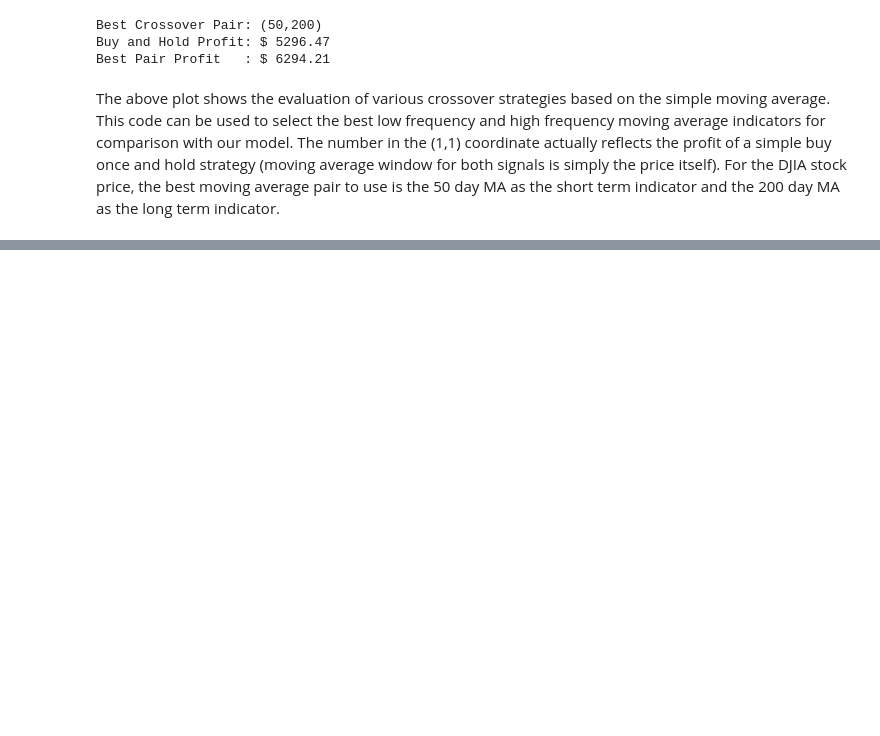
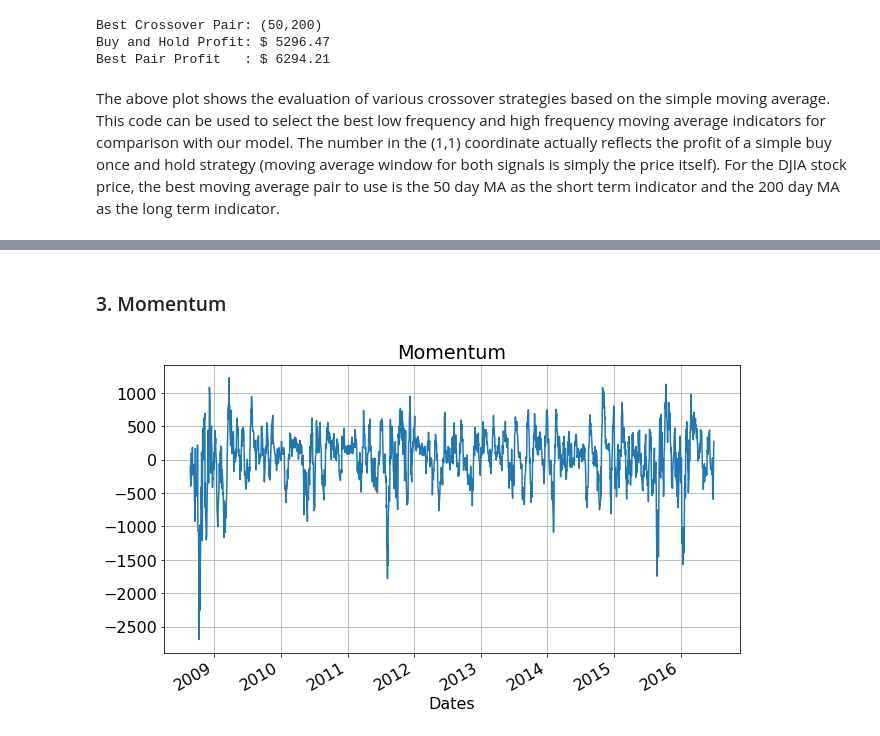
Before and after one commit to machar94/stockprediction, a Jupyter notebook: project.ipynb, the cells around one changed output, grey strips where cells are left out. Saved outputs shown, nothing was run; the diff lists cells and outputs as text; code cells hidden in the pictures; blank space fills up the shorter version.

```diff
--- a/project.ipynb
+++ b/project.ipynb
@@ -206,0 +257,14 @@ The above plot shows the evaluation of various crossover strategies based on the
+# %% [markdown]
+### 3. Momentum
+# %%
+params['momentum.window'] = 10
+
+momentum = np.full(df['Adj Close'].shape, np.nan)
+ahead    = df['Adj Close'][params['momentum.window']:].to_numpy()
+behind   = df['Adj Close'][:-params['momentum.window']].to_numpy()
+momentum[params['momentum.window']:] =  ahead - behind
+indicators['Momentum'] = momentum
+
+plotIndicator(indicators['Momentum'], 'Momentum', x=df['Adj Close'].index)
+# %% [output]
+[figure, added]
```
Also changed, not shown: parts of 8 cells of this notebook.
